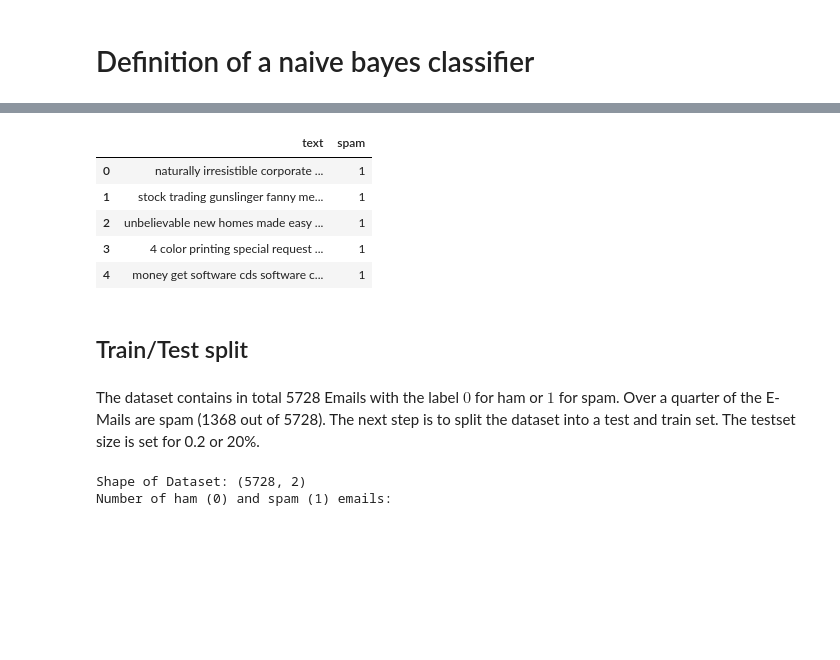
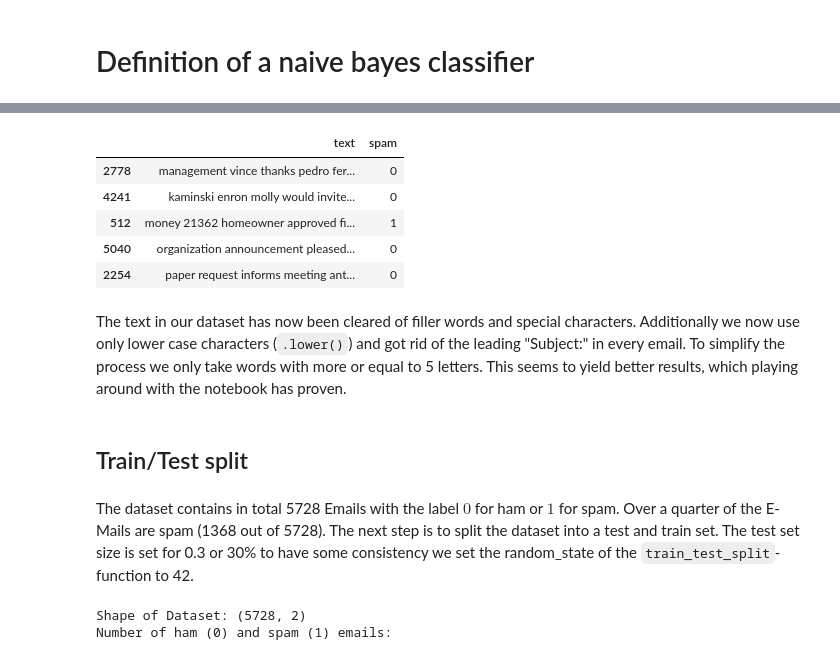
Before and after one commit to roman-studer/fhnw-ds-fs2020-bayesian_spam_filter, a Jupyter notebook: bayesian_spamfilter_fuf_roman_studer.ipynb, the cells around one changed output, grey strips where cells are left out. Cells and saved outputs as stored; diff of their text form; code cells hidden in the pictures; blank space fills up the shorter version.

```diff
--- a/bayesian_spamfilter_fuf_roman_studer.ipynb
+++ b/bayesian_spamfilter_fuf_roman_studer.ipynb
@@ -107,25 +135,27 @@ def rm_filler(text):
         raise TypeError(f"Function only accepts str. {data.type} given")
 
     words = text.lower().split()
-    words = [word for word in words if word not in en]
+    words = [word for word in words if word not in en and len(word) >= 5]
 
     text_new = ' '.join(words)
 
     return text_new
 # %%
 data['text'] = data.text.apply(rm_filler)
-data.head()
+data.sample(5)
 # %% [output]
 |  | text | spam |
-| 0 | naturally irresistible corporate ... | 1 |
-| 1 | stock trading gunslinger fanny me... | 1 |
-| 2 | unbelievable new homes made easy ... | 1 |
-| 3 | 4 color printing special request ... | 1 |
-| 4 | money get software cds software c... | 1 |
+| 2778 | management vince thanks pedro fer... | 0 |
+| 4241 | kaminski enron molly would invite... | 0 |
+| 512 | money 21362 homeowner approved fi... | 1 |
+| 5040 | organization announcement pleased... | 0 |
+| 2254 | paper request informs meeting ant... | 0 |
+# %% [markdown]
+The text in our dataset has now been cleared of filler words and special characters. Additionally we now use only lower case characters (`.lower()`) and got rid of the leading "Subject:" in every email. To simplify the process we only take words with more or equal to 5 letters. This seems to yield better results, which playing around with the notebook has proven.
 # %% [markdown]
 ##  Train/Test split
 # %% [markdown]
-The dataset contains in total 5728 Emails with the label $0$ for ham or $1$ for spam. Over a quarter of the E-Mails are spam (1368 out of 5728). The next step is to split the dataset into a test and train set. The testset size is set for 0.2 or 20%.
+The dataset contains in total 5728 Emails with the label $0$ for ham or $1$ for spam. Over a quarter of the E-Mails are spam (1368 out of 5728). The next step is to split the dataset into a test and train set. The test set size is set for 0.3 or 30% to have some consistency we set the random_state of the `train_test_split`-function to 42.
 # %%
 print(f'Shape of Dataset: {data.shape}')
 print('Number of ham (0) and spam (1) emails:')
```
Also changed, not shown: parts of 65 cells of this notebook.
